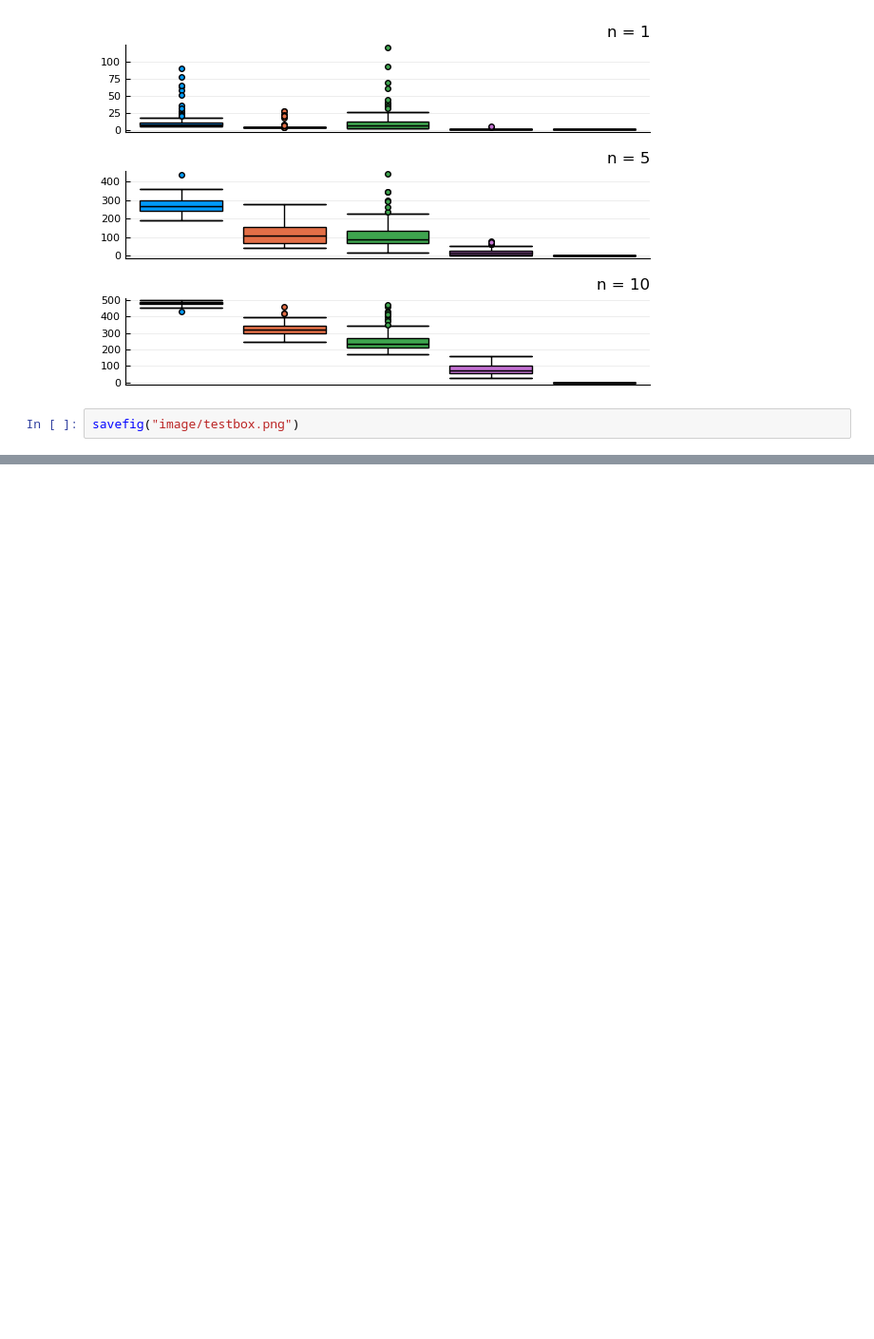
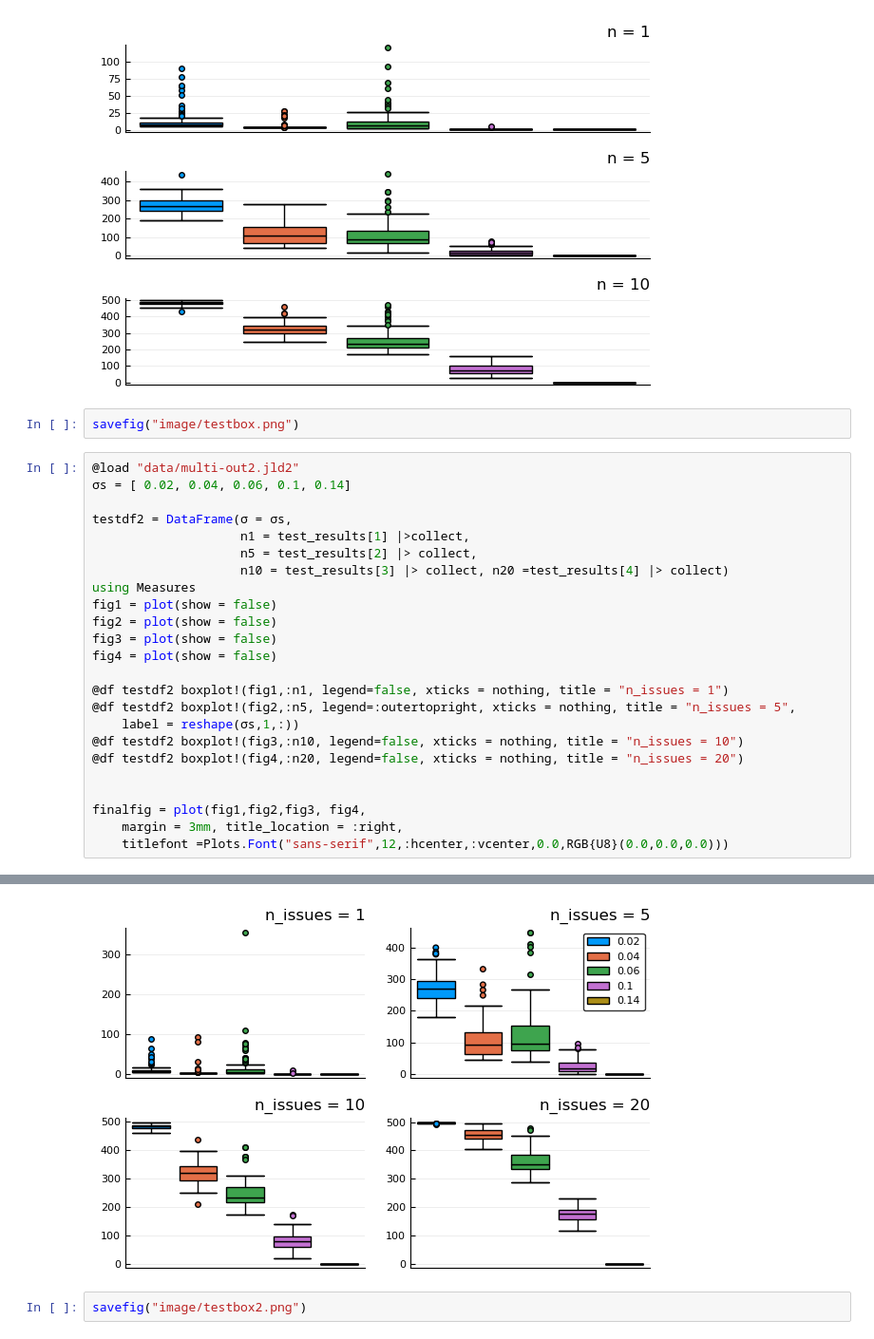
Before and after one commit to marcelovmaciel/Projeto, a Jupyter notebook: simulation-analysis/04_1-multirun.ipynb, the cells around one changed output, grey strips where cells are left out. Shown at 95% size. Saved outputs shown, nothing was run; the diff lists cells and outputs as text; blank space fills up the shorter version.

Commit message:
finished plots; now write a little

```diff
--- a/simulation-analysis/04_1-multirun.ipynb
+++ b/simulation-analysis/04_1-multirun.ipynb
@@ -41,3 +41,28 @@ WARNING: ColorTypes.U8 is deprecated, use FixedPointNumbers.Normed{UInt8, 8} ins
 [figure]
 # %%
 savefig("image/testbox.png")
+# %%
+@load "data/multi-out2.jld2"
+σs = [ 0.02, 0.04, 0.06, 0.1, 0.14]
+
+testdf2 = DataFrame(σ = σs,
+                    n1 = test_results[1] |>collect,
+                    n5 = test_results[2] |> collect,
+                    n10 = test_results[3] |> collect, n20 =test_results[4] |> collect)
+using Measures
+fig1 = plot(show = false)
+fig2 = plot(show = false)
+fig3 = plot(show = false)
+fig4 = plot(show = false)
+
+@df testdf2 boxplot!(fig1,:n1, legend=false, xticks = nothing, title = "n_issues = 1")
+@df testdf2 boxplot!(fig2,:n5, legend=:outertopright, xticks = nothing, title = "n_issues = 5",
+    label = reshape(σs,1,:))
+@df testdf2 boxplot!(fig3,:n10, legend=false, xticks = nothing, title = "n_issues = 10")
+@df testdf2 boxplot!(fig4,:n20, legend=false, xticks = nothing, title = "n_issues = 20")
+
+
+finalfig = plot(fig1,fig2,fig3, fig4,
+    margin = 3mm, title_location = :right,
+    titlefont =Plots.Font("sans-serif",12,:hcenter,:vcenter,0.0,RGB{U8}(0.0,0.0,0.0)))
+# %% [output]
@@ -43,0 +71,3 @@ savefig("image/testbox.png")
+[figure, added]
+# %%
+savefig("image/testbox2.png")
```
Also changed, not shown: parts of 3 cells of this notebook, 1 other file.
